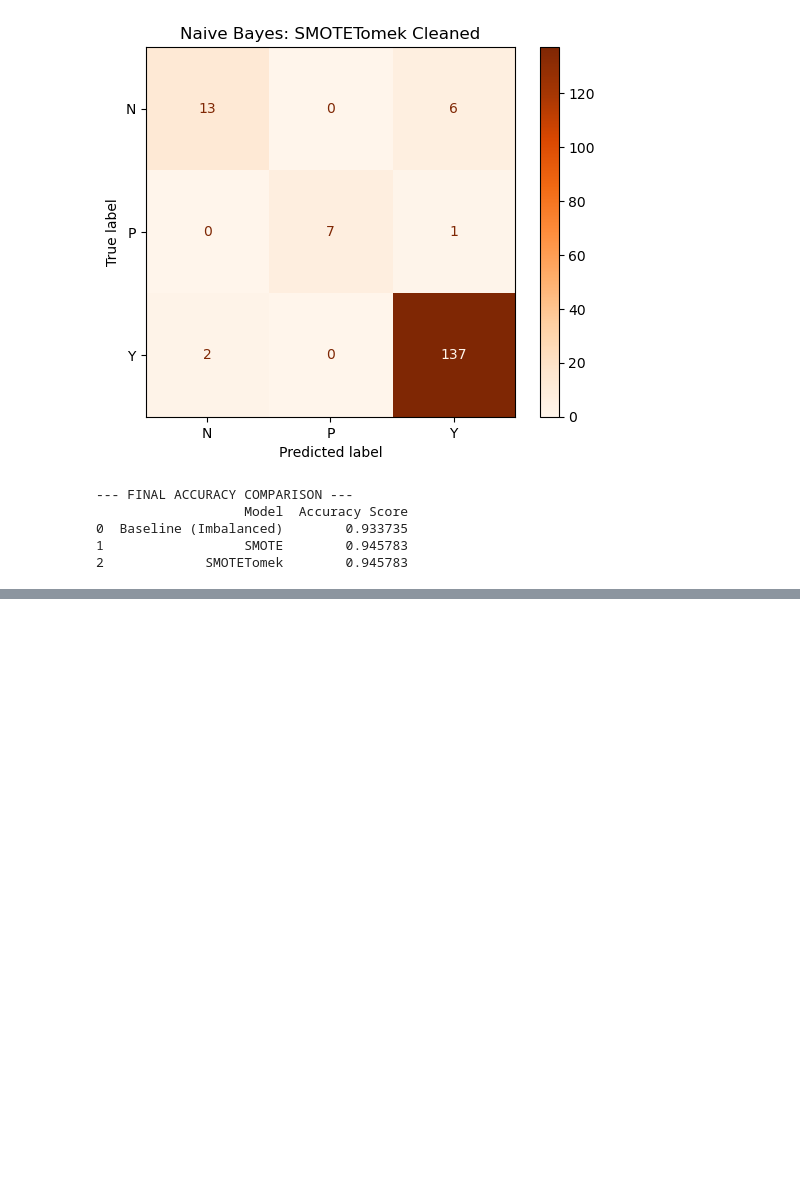
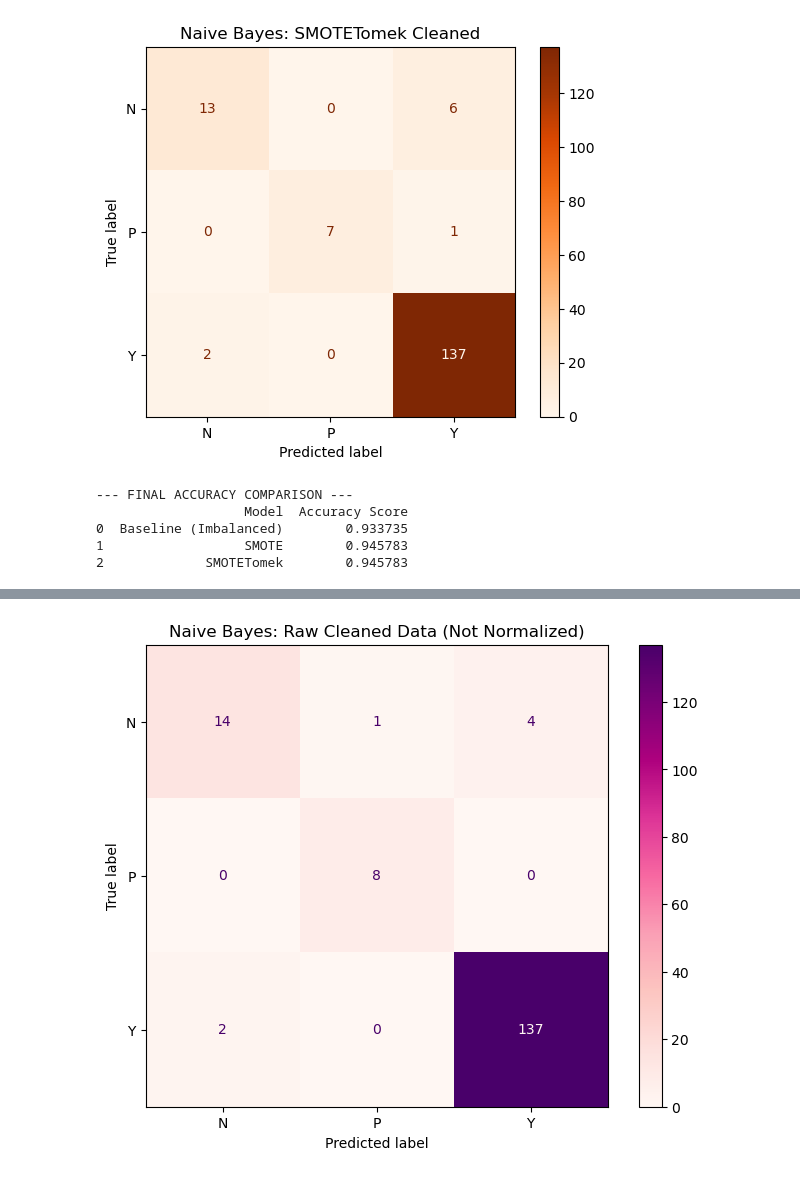
Before and after one commit to OmarH-creator/Diabetes-Prediction, a Jupyter notebook: Models/Naive_Bayes_v2.ipynb, the cells around one changed output, grey strips where cells are left out. Cells and saved outputs as stored; diff of their text form; code cells hidden in the pictures; blank space fills up the shorter version.

Commit message:
added 2 newer experiments :cleaned not normalized ,minimalist model

```diff
--- a/Models/Naive_Bayes_v2.ipynb
+++ b/Models/Naive_Bayes_v2.ipynb
@@ -148,3 +148,28 @@ print(comparison_df)
 0  Baseline (Imbalanced)        0.933735
 1                  SMOTE        0.945783
 2             SMOTETomek        0.945783
+# %%
+# ── EXPERIMENT 4: NOT NORMALIZED (RAW CLEANED DATA)
+print("--- MODEL 4: RAW CLEANED DATA (NOT NORMALIZED) ---")
+
+# 1. Load the CLEANED (NOT normalized) file from Phase 1
+df_raw = pd.read_csv("../diabetes_milestone1_cleaned.csv")
+
+df_raw['Gender'] = df_raw['Gender'].map({'F': 0, 'M': 1})
+
+# 3. Split the data exactly like Phase 1 (80/20)
+X_raw = df_raw.drop(columns=['CLASS'])
+y_raw = df_raw['CLASS']
+
+X_train_raw, X_test_raw, y_train_raw, y_test_raw = train_test_split(
+    X_raw, y_raw, test_size=0.2, random_state=42, stratify=y_raw
+)
+
+gnb_raw = GaussianNB()
+gnb_raw.fit(X_train_raw, y_train_raw)
+
+y_pred_raw = gnb_raw.predict(X_test_raw)
+
+print(f"Accuracy (Not Normalized): {accuracy_score(y_test_raw, y_pred_raw):.4f}")
+print("\nClassification Report (Not Normalized):")
+print(classification_report(y_test_raw, y_pred_raw))
@@ -150,0 +190,10 @@ print(comparison_df)
+# %%
+cm_raw = confusion_matrix(y_test_raw, y_pred_raw)
+fig, ax = plt.subplots(figsize=(8, 6))
+disp_raw = ConfusionMatrixDisplay(confusion_matrix=cm_raw, display_labels=class_labels)
+disp_raw.plot(cmap="RdPu", ax=ax)
+
+plt.title("Naive Bayes: Raw Cleaned Data (Not Normalized)")
+plt.show()
+# %% [output]
+[figure, added]
```
Also changed, not shown: parts of 4 cells of this notebook.
